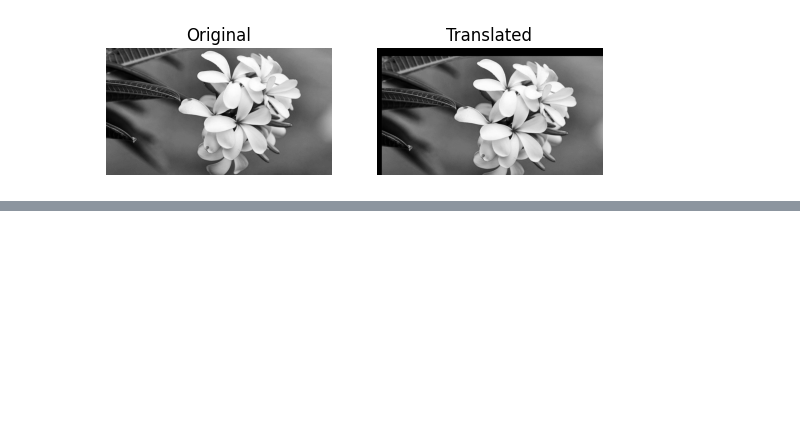
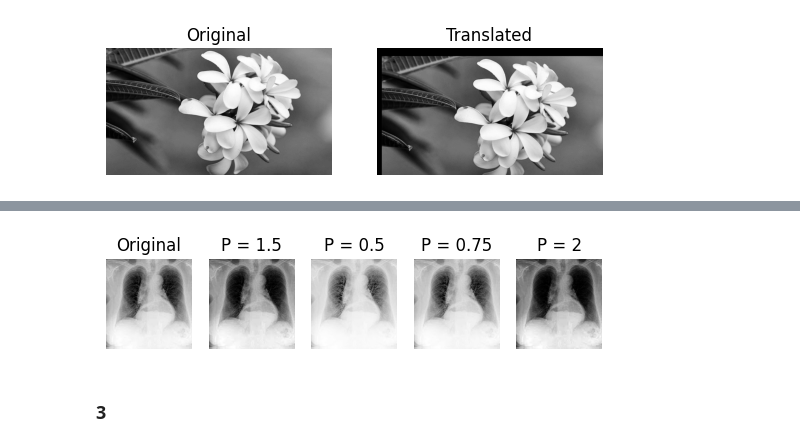
Before and after one commit to aqnaazmy/pengolahanCitra, a Jupyter notebook: week2/imageEnhancement.ipynb, the cells around one changed output, grey strips where cells are left out. Cells and saved outputs as stored; diff of their text form; code cells hidden in the pictures; blank space fills up the shorter version.

```diff
--- a/week2/imageEnhancement.ipynb
+++ b/week2/imageEnhancement.ipynb
@@ -40,0 +85,28 @@ plt.show()
+# %%
+a = i1/255
+c = 1
+p1 = 0.5
+p2 = 2
+p3 = 0.75
+p4 = 1.5
+f1 = c*(a**p1)
+f2 = c*(a**p2)
+f3 = c*(a**p3)
+f4 = c*(a**p4)
+# %%
+plt.subplot(1,5,1); plt.imshow(i1)
+plt.title('Original'); plt.axis("off")
+plt.subplot(1,5,3); plt.imshow(f1)
+plt.title('P = 0.5'); plt.axis("off")
+plt.subplot(1,5,5); plt.imshow(f2)
+plt.title('P = 2'); plt.axis("off")
+plt.subplot(1,5,4); plt.imshow(f3)
+plt.title('P = 0.75'); plt.axis("off")
+plt.subplot(1,5,2); plt.imshow(f4)
+plt.title('P = 1.5'); plt.axis("off")
+
+plt.show()
+# %% [output]
+[figure, added]
+# %% [markdown]
+### 3
```
Also changed, not shown: parts of 21 cells of this notebook.
